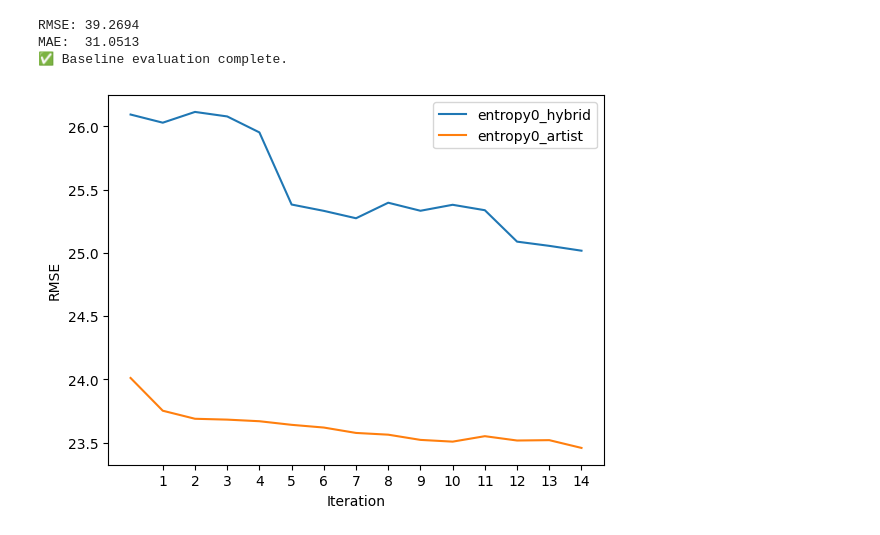
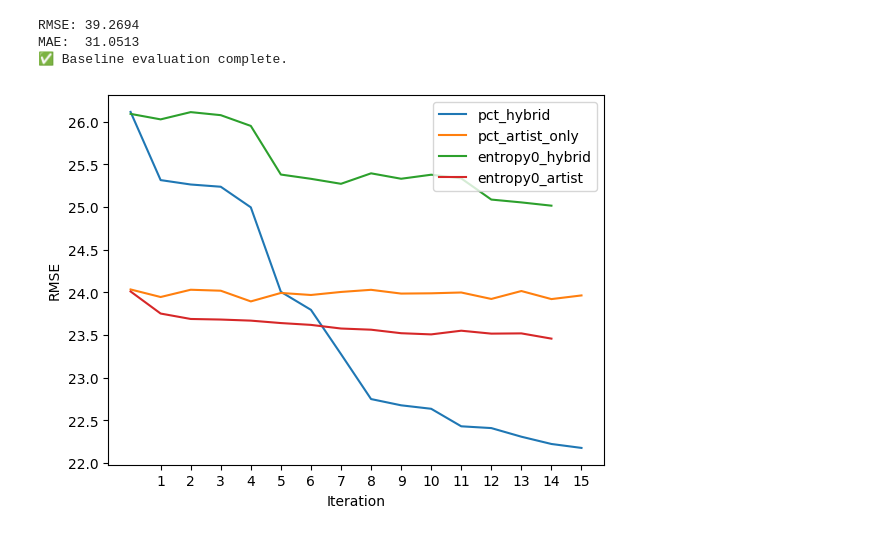
Before and after one commit to camilleecu/master_thesis, a Jupyter notebook: re_sample (2)/yahoo_data_processor.ipynb, the cells around one changed output. Cells and saved outputs as stored; diff of their text form; code cells hidden in the pictures.

```diff
--- a/re_sample (2)/yahoo_data_processor.ipynb
+++ b/re_sample (2)/yahoo_data_processor.ipynb
@@ -446,7 +446,7 @@ Shape of X_cold: (1667, 992)
 from collections import defaultdict
 
 
-def elicitation_by_tree_path_retrain_skiped_warm(tree_model_class, train, test, X, matrix_warm, idx_to_rid_cold, idx_to_rid_warm, idx_to_cid, iteration=5):
+def elicitation_by_tree_path_retrain_skiped_warm(Tree, train, test, X, matrix_warm, idx_to_rid_cold, idx_to_rid_warm, idx_to_cid, iteration=5):
     """
     Method 3 (revised): Retrain tree at each round. For each user, traverse from root down the tree.
     At each level, if the item was already asked (stored in asked_items), go deeper.
@@ -1058,19 +1060,20 @@ RMSE: 39.2694
 MAE:  31.0513
 ✅ Baseline evaluation complete.
 # %%
-x = np.arange(0,15)
+# x = np.arange(0,16)
 fig, (ax1) = plt.subplots(1)
 # fig.suptitle('Horizontally stacked subplots')
-# ax1.plot(x, pct_hybrid[0], label='pct_hybrid')
-ax1.plot(x, entropy0_hybrid[0], label='entropy0_hybrid')
-ax1.plot(x, entropy0_artist[0], label='entropy0_artist')
+ax1.plot(np.arange(len(pct_hybrid[0])), pct_hybrid[0], label='pct_hybrid')
+ax1.plot(np.arange(len(pct_artist_only[0])), pct_artist_only[0], label='pct_artist_only')
+ax1.plot(np.arange(len(entropy0_hybrid[0])), entropy0_hybrid[0], label='entropy0_hybrid')
+ax1.plot(np.arange(len(entropy0_artist[0])), entropy0_artist[0], label='entropy0_artist')
 # ax1.plot(x, pct_2[0], label='pct_2')
 # ax1.plot(x, pct_3[0], label='pct_3')
 
 plt.legend(loc=1)
 plt.xlabel("Iteration")
 plt.ylabel("RMSE")
-plt.xticks(range(1, 15))
+plt.xticks(range(1, 16))
 plt.show()
 # %% [output]
-[figure, old version]
+[figure, new version]
```
Also changed, not shown: parts of 2 cells of this notebook.
